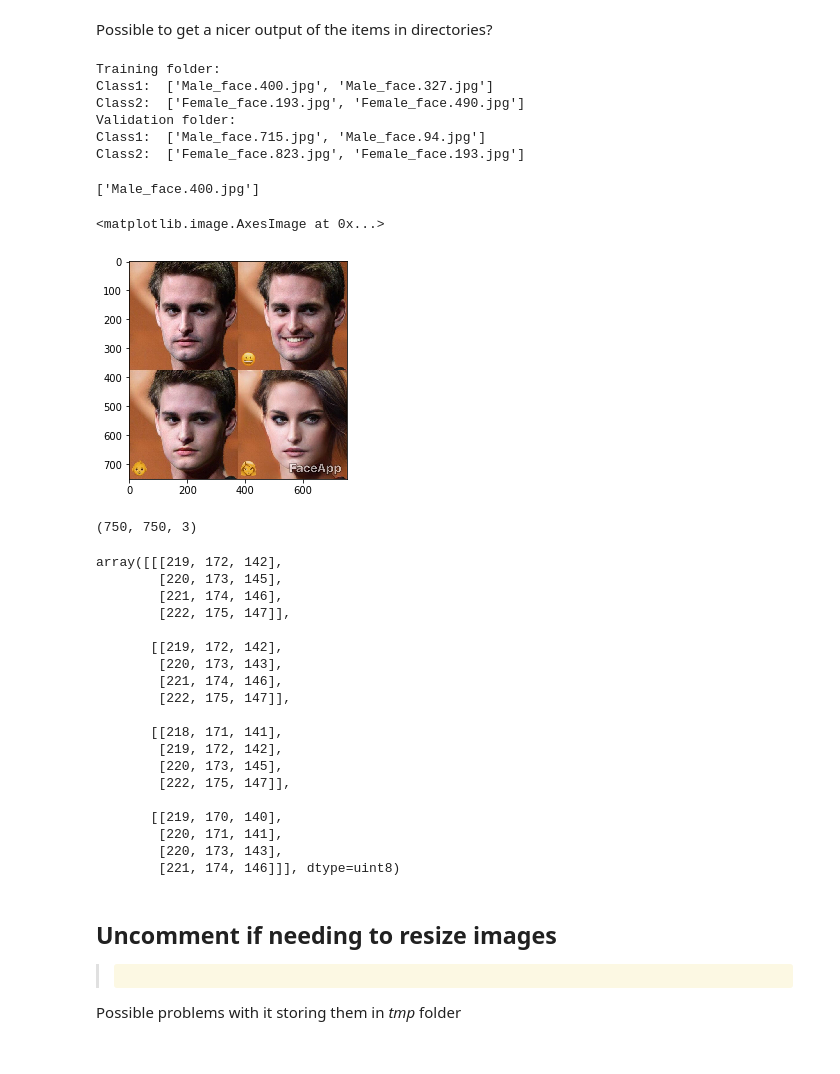
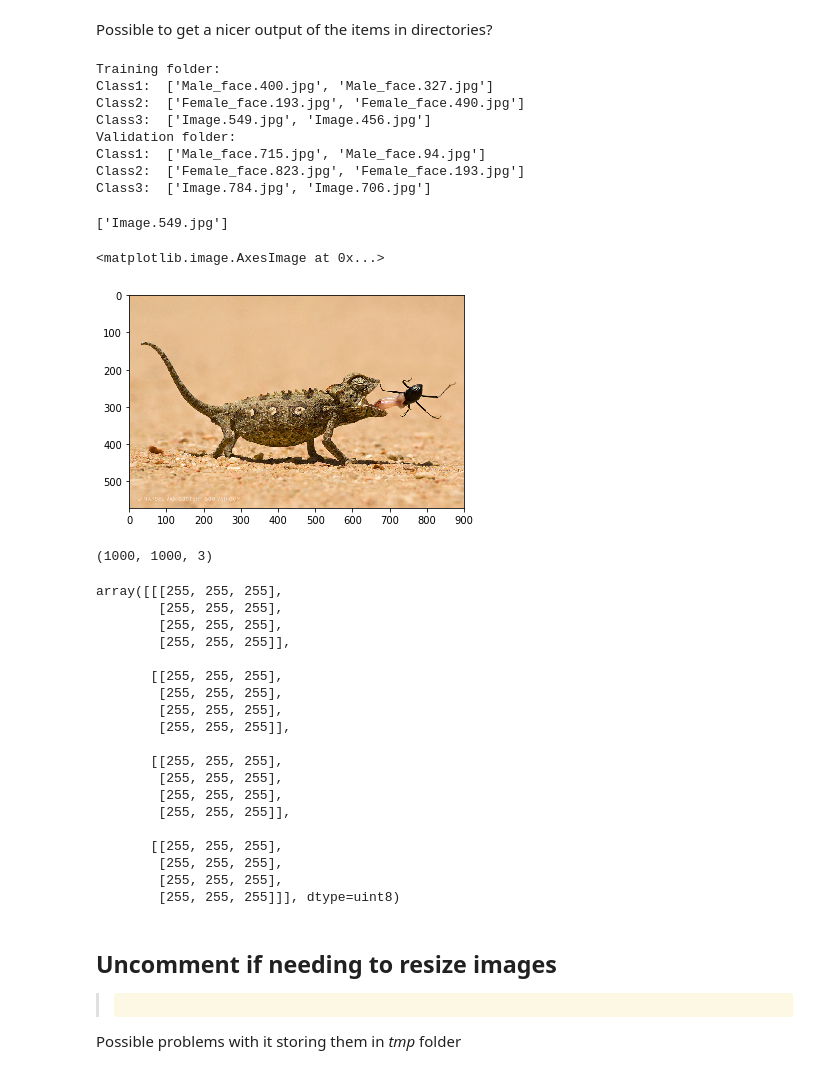
Before and after one commit to Sindreedelange/Various_DL, a Jupyter notebook: Personal_Projects/Boy_Girl_Classifying/MaleFemaleClassification.ipynb, the cells around one changed output. Cells and saved outputs as stored; diff of their text form; code cells hidden in the pictures.

```diff
--- a/Personal_Projects/Boy_Girl_Classifying/MaleFemaleClassification.ipynb
+++ b/Personal_Projects/Boy_Girl_Classifying/MaleFemaleClassification.ipynb
@@ -118,57 +119,62 @@ Possible to get a nicer output of the items in directories?
 # %%
 class1_path = "Male_face/"
 class2_path = "Female_face/"
+class3_path = "Image/"
 print("Training folder: ")
 print("Class1: " , os.listdir(PATH + train_path + class1_path)[:2])
 print("Class2: " , os.listdir(PATH + train_path + class2_path)[:2])
+print("Class3: " , os.listdir(PATH + train_path + class3_path)[:2])
 
 print("Validation folder: ")
 print("Class1: " , os.listdir(PATH + valid_path + class1_path)[:2])
 print("Class2: " , os.listdir(PATH + valid_path + class2_path)[:2])
+print("Class3: " , os.listdir(PATH + valid_path + class3_path)[:2])
 # %% [output]
 Training folder:
 Class1:  ['Male_face.400.jpg', 'Male_face.327.jpg']
 Class2:  ['Female_face.193.jpg', 'Female_face.490.jpg']
+Class3:  ['Image.549.jpg', 'Image.456.jpg']
 Validation folder:
 Class1:  ['Male_face.715.jpg', 'Male_face.94.jpg']
 Class2:  ['Female_face.823.jpg', 'Female_face.193.jpg']
+Class3:  ['Image.784.jpg', 'Image.706.jpg']
 # %%
-files = os.listdir(f'{PATH}{train_path}{class1_path}')[:1]
+files = os.listdir(f'{PATH}{train_path}{class3_path}')[:1]
 files
 # %% [output]
-['Male_face.400.jpg']
+['Image.549.jpg']
 # %%
-img = plt.imread(f'{PATH}{train_path}{class1_path}{files[0]}')
+img = plt.imread(f'{PATH}{train_path}{class3_path}{files[0]}')
 plt.imshow(img)
 # %% [output]
 <matplotlib.image.AxesImage at 0x...>
-[figure, old version]
+[figure, new version]
 # %%
 img.shape
 # %% [output]
-(750, 750, 3)
+(1000, 1000, 3)
 # %%
 img[:4, :4]
 # %% [output]
-array([[[219, 172, 142],
-        [220, 173, 145],
-        [221, 174, 146],
-        [222, 175, 147]],
+array([[[255, 255, 255],
+        [255, 255, 255],
+        [255, 255, 255],
+        [255, 255, 255]],
 
-       [[219, 172, 142],
-        [220, 173, 143],
-        [221, 174, 146],
-        [222, 175, 147]],
+       [[255, 255, 255],
+        [255, 255, 255],
+        [255, 255, 255],
+        [255, 255, 255]],
 
-       [[218, 171, 141],
-        [219, 172, 142],
-        [220, 173, 145],
-        [222, 175, 147]],
+       [[255, 255, 255],
+        [255, 255, 255],
+        [255, 255, 255],
+        [255, 255, 255]],
 
-       [[219, 170, 140],
-        [220, 171, 141],
-        [220, 173, 143],
-        [221, 174, 146]]], dtype=uint8)
+       [[255, 255, 255],
+        [255, 255, 255],
+        [255, 255, 255],
+        [255, 255, 255]]], dtype=uint8)
 # %% [markdown]
 ## Uncomment if needing to resize images
 
```
Also changed, not shown: parts of 12 cells of this notebook.
